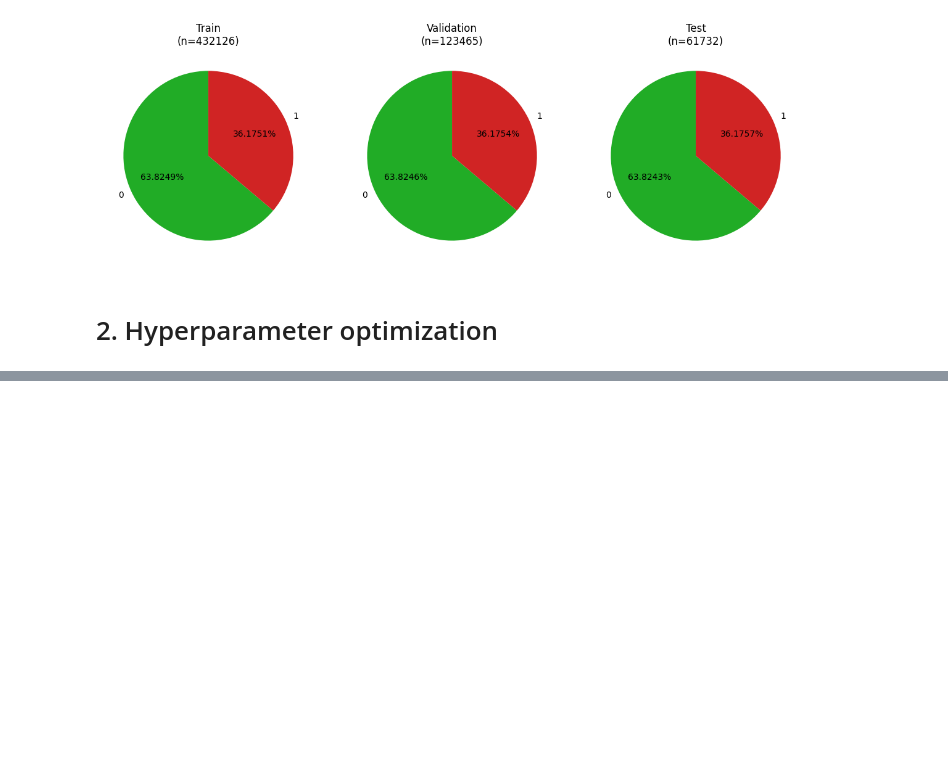
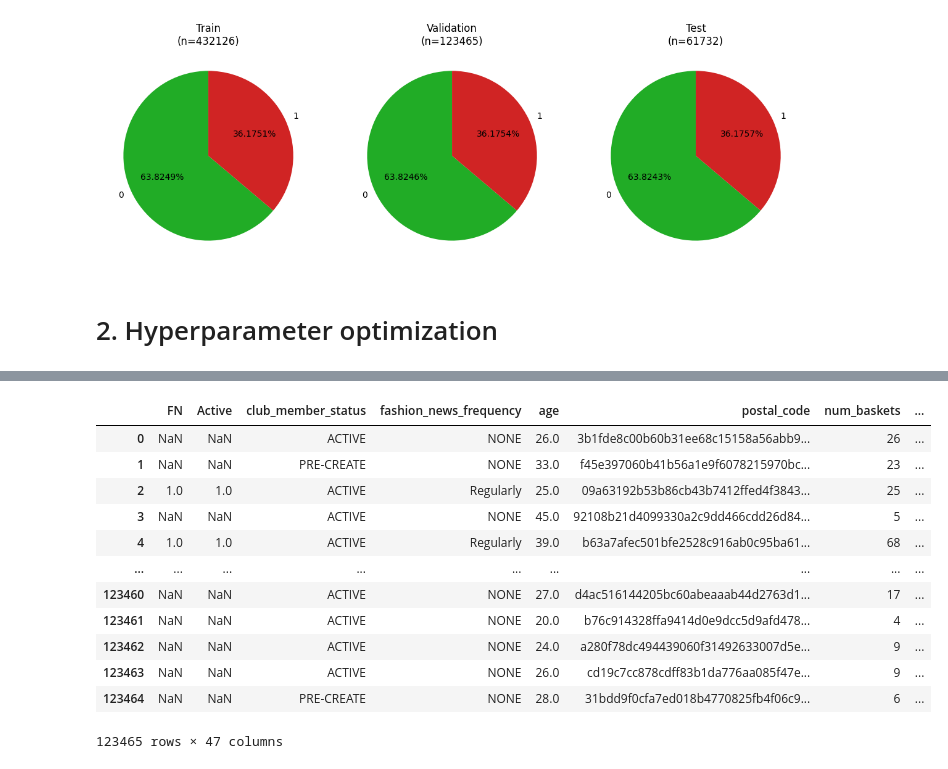
Before and after one commit to szvlinsky/Customer-Churn-Prediction, a Jupyter notebook: notebooks/02_optimalization.ipynb, the cells around one changed output, grey strips where cells are left out. Cells and saved outputs as stored; diff of their text form; code cells hidden in the pictures; blank space fills up the shorter version.

```diff
--- a/notebooks/02_optimalization.ipynb
+++ b/notebooks/02_optimalization.ipynb
@@ -65,3 +65,7 @@ plt.show()
 # y_te.to_csv(out_dir / "y_test.csv", index=False)
 # %% [markdown]
 # 2. Hyperparameter optimization
+# %%
+from src.bayes_search import load_split_data
+
+X_train, y_train, X_val, y_val, X_test, y_test = load_split_data()
@@ -90,0 +99,16 @@ Przestrzeń hiperparametrów:
+# %%
+X_val
+# %% [output]
+|  | FN | Active | club_member_status | fashion_news_frequency | age | postal_code | num_baskets | ... |
+| 0 | NaN | NaN | ACTIVE | NONE | 26.0 | 3b1fde8c00b60b31ee68c15158a56abb9... | 26 | ... |
+| 1 | NaN | NaN | PRE-CREATE | NONE | 33.0 | f45e397060b41b56a1e9f6078215970bc... | 23 | ... |
+| 2 | 1.0 | 1.0 | ACTIVE | Regularly | 25.0 | 09a63192b53b86cb43b7412ffed4f3843... | 25 | ... |
+| 3 | NaN | NaN | ACTIVE | NONE | 45.0 | 92108b21d4099330a2c9dd466cdd26d84... | 5 | ... |
+| 4 | 1.0 | 1.0 | ACTIVE | Regularly | 39.0 | b63a7afec501bfe2528c916ab0c95ba61... | 68 | ... |
+| ... | ... | ... | ... | ... | ... | ... | ... | ... |
+| 123460 | NaN | NaN | ACTIVE | NONE | 27.0 | d4ac516144205bc60abeaaab44d2763d1... | 17 | ... |
+| 123461 | NaN | NaN | ACTIVE | NONE | 20.0 | b76c914328ffa9414d0e9dcc5d9afd478... | 4 | ... |
+| 123462 | NaN | NaN | ACTIVE | NONE | 24.0 | a280f78dc494439060f31492633007d5e... | 9 | ... |
+| 123463 | NaN | NaN | ACTIVE | NONE | 26.0 | cd19c7cc878cdff83b1da776aa085f47e... | 9 | ... |
+| 123464 | NaN | NaN | PRE-CREATE | NONE | 28.0 | 31bdd9f0cfa7ed018b4770825fb4f06c9... | 6 | ... |
+123465 rows × 47 columns
```
Also changed, not shown: parts of 6 cells of this notebook.
